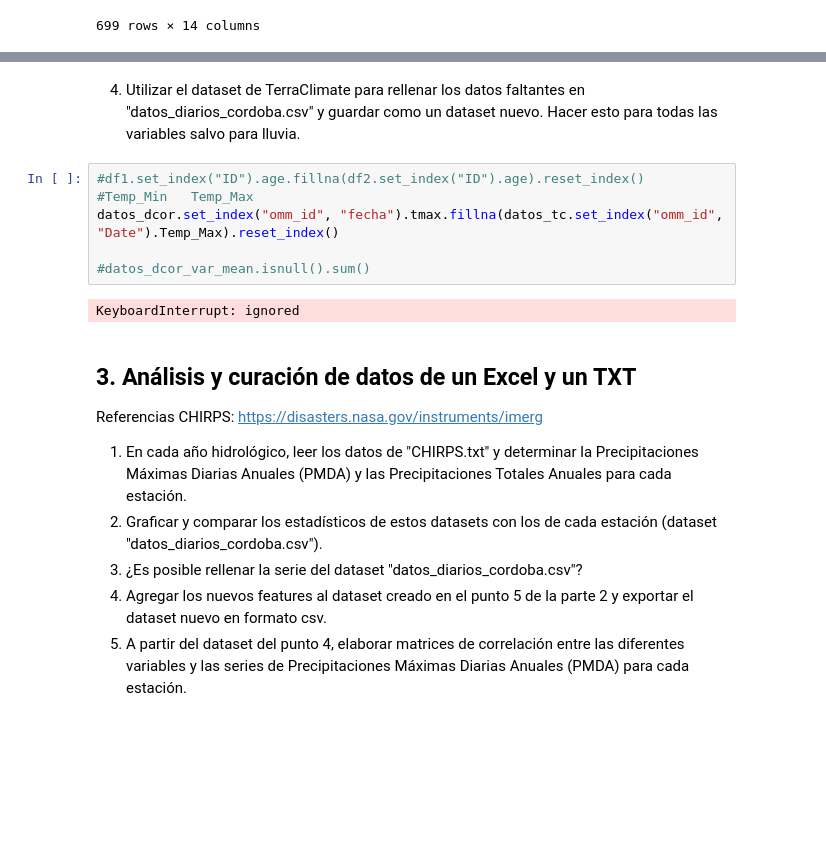
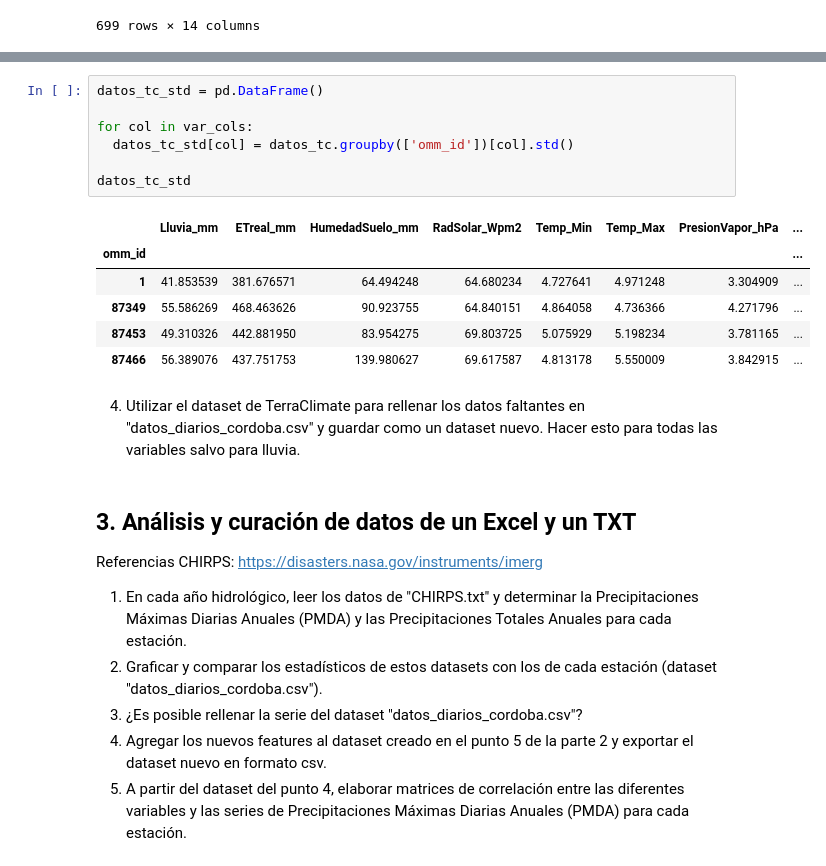
Before and after one commit to serantux/M_Predi_Lluvias_Extremas_10, a Jupyter notebook: TP2_Balbuena_Serrantes_Fonnegra_Velazquez.ipynb, the cells around one changed output, grey strips where cells are left out. Saved outputs shown, nothing was run; the diff lists cells and outputs as text; blank space fills up the shorter version.

```diff
--- a/TP2_Balbuena_Serrantes_Fonnegra_Velazquez.ipynb
+++ b/TP2_Balbuena_Serrantes_Fonnegra_Velazquez.ipynb
@@ -644,13 +664,19 @@ datos_tc_var_std
+# %%
+datos_tc_std = pd.DataFrame()
+
+for col in var_cols:
+  datos_tc_std[col] = datos_tc.groupby(['omm_id'])[col].std()
+
+datos_tc_std
+# %% [output]
+|  | Lluvia_mm | ETreal_mm | HumedadSuelo_mm | RadSolar_Wpm2 | Temp_Min | Temp_Max | PresionVapor_hPa | ... |
+| omm_id |  |  |  |  |  |  |  | ... |
+| 1 | 41.853539 | 381.676571 | 64.494248 | 64.680234 | 4.727641 | 4.971248 | 3.304909 | ... |
+| 87349 | 55.586269 | 468.463626 | 90.923755 | 64.840151 | 4.864058 | 4.736366 | 4.271796 | ... |
+| 87453 | 49.310326 | 442.881950 | 83.954275 | 69.803725 | 5.075929 | 5.198234 | 3.781165 | ... |
+| 87466 | 56.389076 | 437.751753 | 139.980627 | 69.617587 | 4.813178 | 5.550009 | 3.842915 | ... |
 # %% [markdown]
 4. Utilizar el dataset de TerraClimate para rellenar los datos faltantes en "datos_diarios_cordoba.csv" y guardar como un dataset nuevo. Hacer esto para todas las variables salvo para lluvia.
-# %%
-#df1.set_index("ID").age.fillna(df2.set_index("ID").age).reset_index()
-#Temp_Min	Temp_Max
-datos_dcor.set_index("omm_id", "fecha").tmax.fillna(datos_tc.set_index("omm_id", "Date").Temp_Max).reset_index()
-
-#datos_dcor_var_mean.isnull().sum()
-# %% [output]
-KeyboardInterrupt: ignored
 # %% [markdown]
 ## 3. Análisis y curación de datos de un Excel y un TXT
 
```
Also changed, not shown: parts of 5 cells of this notebook.
